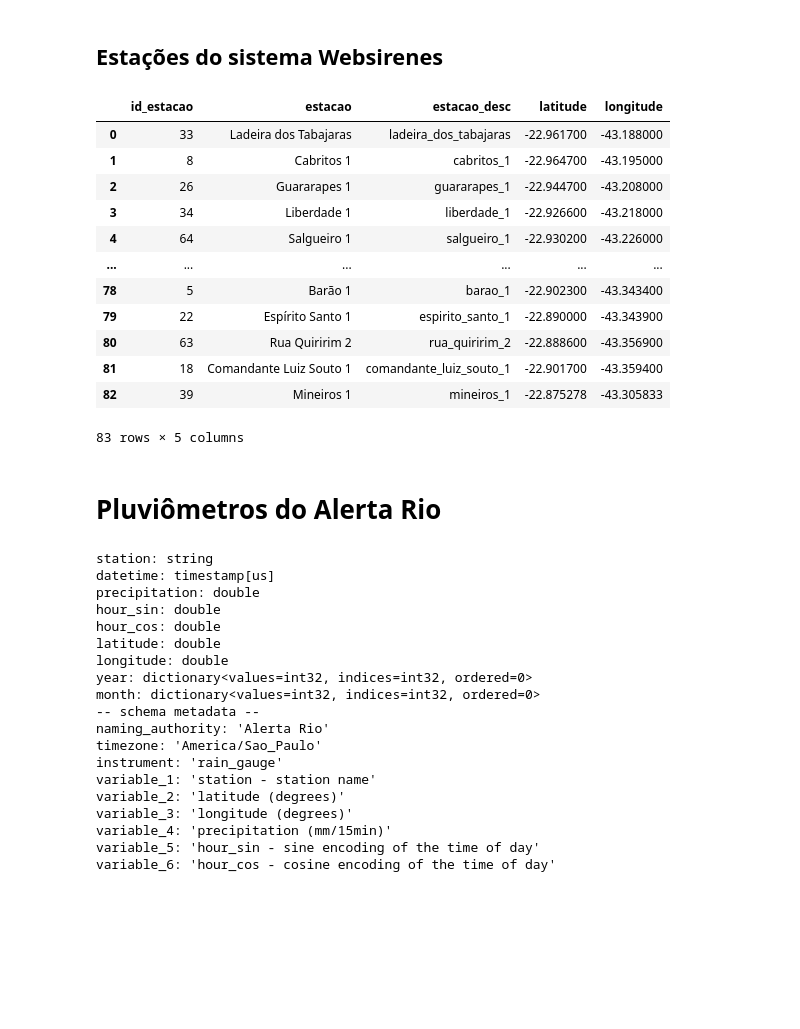
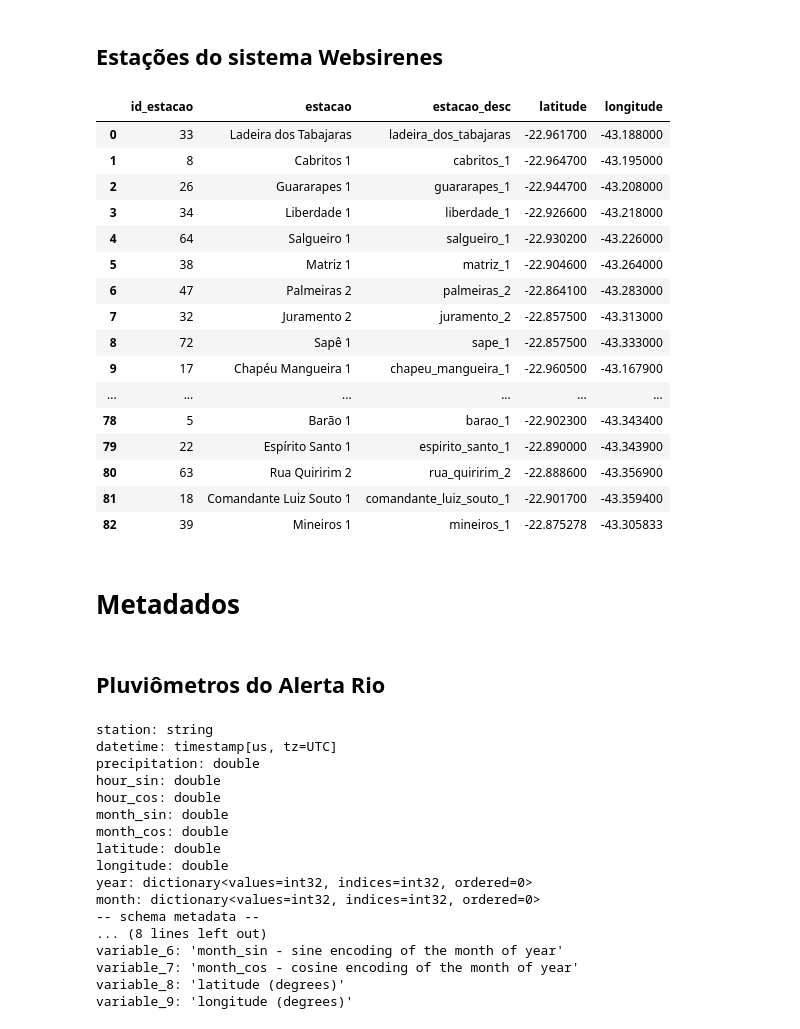
Before and after one commit to COR-DEXL/data_lake, a Jupyter notebook: docs/meta.ipynb, the cells around one changed output. Cells and saved outputs as stored; diff of their text form; code cells hidden in the pictures; blank space fills up the shorter version.

```diff
--- a/docs/meta.ipynb
+++ b/docs/meta.ipynb
@@ -23,6 +23,7 @@ A exceção é a seção `Informações dos Instrumentos Meteorológicos`, que c
 # Data Lake Wrapper
 # %%
 import os
+import pandas as pd
 from pyarrow import fs, parquet as pq
 from getpass import getpass
 
@@ -54,8 +55,8 @@ class DataLakeWrapper():
 
 
     def _login(self):
-        os.environ['MINIO_ENDPOINT'] = input('Enter the Minio endpoint: ')
-        os.environ['MINIO_USER'] = input('Enter the Minio user: ')
+        os.environ['MINIO_ENDPOINT'] = getpass('Enter the Minio endpoint: ')
+        os.environ['MINIO_USER'] = getpass('Enter the Minio user: ')
         os.environ['MINIO_PASSWORD'] = getpass('Enter the Minio password: ')
 
 
@@ -110,48 +115,53 @@ df
 ## Estações do sistema Websirenes
 # %%
 path = 'landing/instruments_info/websirenes_stations.parquet'
-df = dl.read_parquet_table(path).to_pandas()
-df
+with pd.option_context('display.max_rows', None,):
+    df = dl.read_parquet_table(path).to_pandas()
+    display(df)
 # %% [output]
 |  | id_estacao | estacao | estacao_desc | latitude | longitude |
 | 0 | 33 | Ladeira dos Tabajaras | ladeira_dos_tabajaras | -22.961700 | -43.188000 |
 | 1 | 8 | Cabritos 1 | cabritos_1 | -22.964700 | -43.195000 |
 | 2 | 26 | Guararapes 1 | guararapes_1 | -22.944700 | -43.208000 |
 | 3 | 34 | Liberdade 1 | liberdade_1 | -22.926600 | -43.218000 |
 | 4 | 64 | Salgueiro 1 | salgueiro_1 | -22.930200 | -43.226000 |
+| 5 | 38 | Matriz 1 | matriz_1 | -22.904600 | -43.264000 |
+| 6 | 47 | Palmeiras 2 | palmeiras_2 | -22.864100 | -43.283000 |
+| 7 | 32 | Juramento 2 | juramento_2 | -22.857500 | -43.313000 |
+| 8 | 72 | Sapê 1 | sape_1 | -22.857500 | -43.333000 |
+| 9 | 17 | Chapéu Mangueira 1 | chapeu_mangueira_1 | -22.960500 | -43.167900 |
 | ... | ... | ... | ... | ... | ... |
 | 78 | 5 | Barão 1 | barao_1 | -22.902300 | -43.343400 |
 | 79 | 22 | Espírito Santo 1 | espirito_santo_1 | -22.890000 | -43.343900 |
 | 80 | 63 | Rua Quiririm 2 | rua_quiririm_2 | -22.888600 | -43.356900 |
 | 81 | 18 | Comandante Luiz Souto 1 | comandante_luiz_souto_1 | -22.901700 | -43.359400 |
 | 82 | 39 | Mineiros 1 | mineiros_1 | -22.875278 | -43.305833 |
-83 rows × 5 columns
+# %% [markdown]
+# Metadados
 # %% [markdown]
-# Pluviômetros do Alerta Rio
+## Pluviômetros do Alerta Rio
 # %%
 path = 'curated/rain_gauge/alertario'
 table = dl.read_parquet_dataset(path)
 table.schema
 # %% [output]
 station: string
-datetime: timestamp[us]
+datetime: timestamp[us, tz=UTC]
 precipitation: double
 hour_sin: double
 hour_cos: double
+month_sin: double
+month_cos: double
 latitude: double
 longitude: double
 year: dictionary<values=int32, indices=int32, ordered=0>
 month: dictionary<values=int32, indices=int32, ordered=0>
 -- schema metadata --
-naming_authority: 'Alerta Rio'
-timezone: 'America/Sao_Paulo'
-instrument: 'rain_gauge'
-variable_1: 'station - station name'
-variable_2: 'latitude (degrees)'
-variable_3: 'longitude (degrees)'
-variable_4: 'precipitation (mm/15min)'
-variable_5: 'hour_sin - sine encoding of the time of day'
-variable_6: 'hour_cos - cosine encoding of the time of day'
+... (8 lines left out)
+variable_6: 'month_sin - sine encoding of the month of year'
+variable_7: 'month_cos - cosine encoding of the month of year'
+variable_8: 'latitude (degrees)'
+variable_9: 'longitude (degrees)'
 # %%
 df = table.to_pandas()
 df
```
Also changed, not shown: parts of 22 cells of this notebook.
